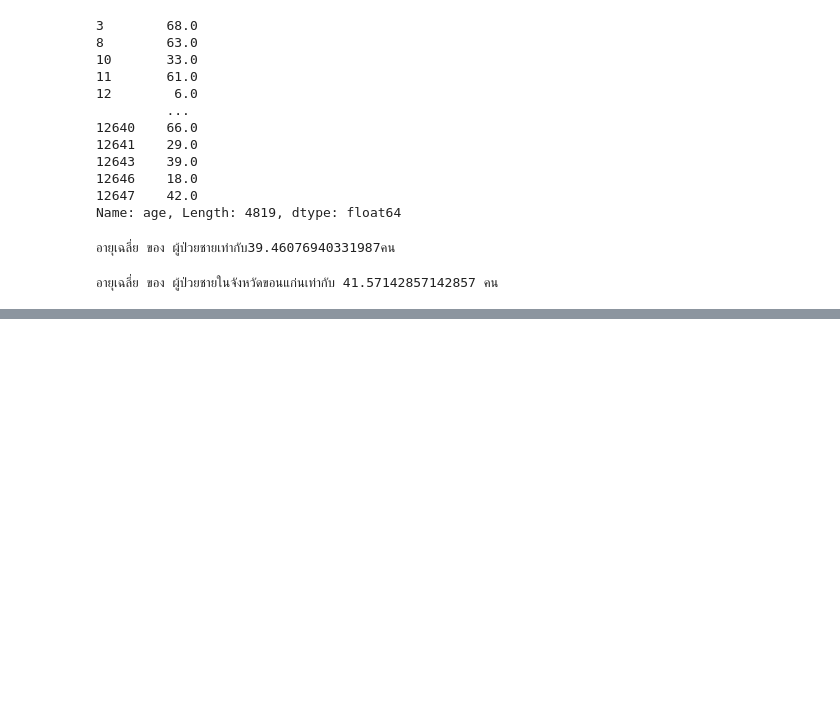
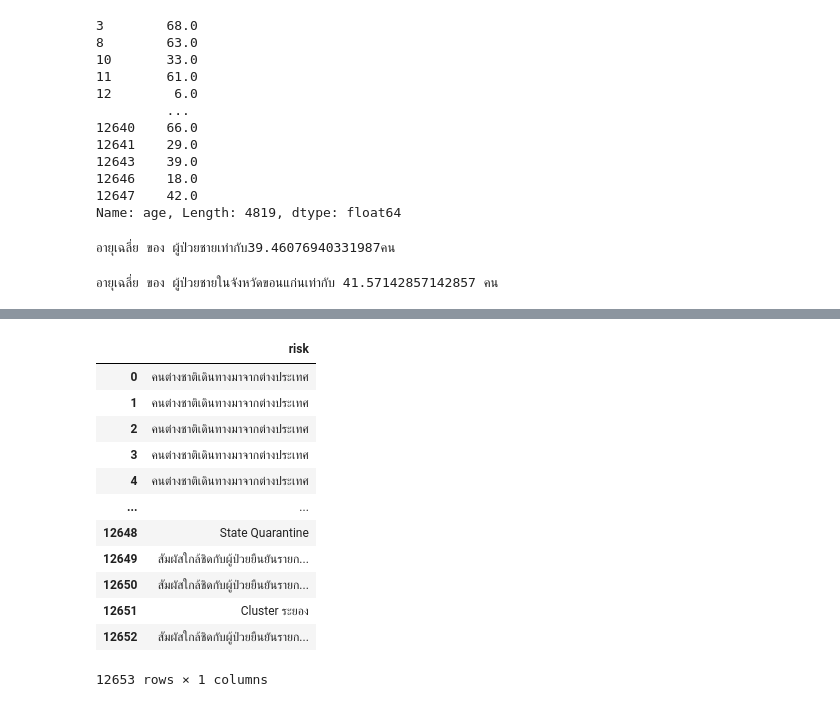
Before and after one commit to team0243/data_viz_2022, a Jupyter notebook: Pandas101.ipynb, the cells around one changed output, grey strips where cells are left out. Cells and saved outputs as stored; diff of their text form; code cells hidden in the pictures; blank space fills up the shorter version.

```diff
--- a/Pandas101.ipynb
+++ b/Pandas101.ipynb
@@ -292,0 +317,18 @@ this_data2 =
+# %%
+this_data3 = data_covid[['risk']]
+# %%
+this_data3
+# %% [output]
+|  | risk |
+| 0 | คนต่างชาติเดินทางมาจากต่างประเทศ |
+| 1 | คนต่างชาติเดินทางมาจากต่างประเทศ |
+| 2 | คนต่างชาติเดินทางมาจากต่างประเทศ |
+| 3 | คนต่างชาติเดินทางมาจากต่างประเทศ |
+| 4 | คนต่างชาติเดินทางมาจากต่างประเทศ |
+| ... | ... |
+| 12648 | State Quarantine |
+| 12649 | สัมผัสใกล้ชิดกับผู้ป่วยยืนยันรายก... |
+| 12650 | สัมผัสใกล้ชิดกับผู้ป่วยยืนยันรายก... |
+| 12651 | Cluster ระยอง |
+| 12652 | สัมผัสใกล้ชิดกับผู้ป่วยยืนยันรายก... |
+12653 rows × 1 columns
```
Also changed, not shown: parts of 4 cells of this notebook.
